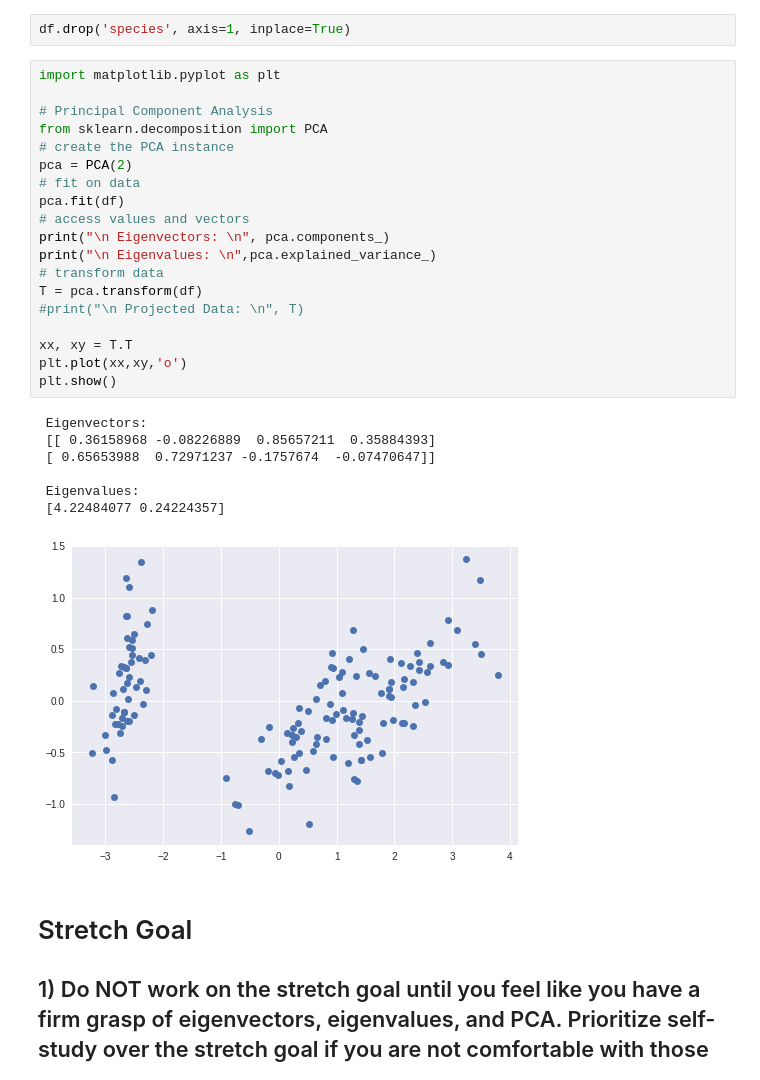
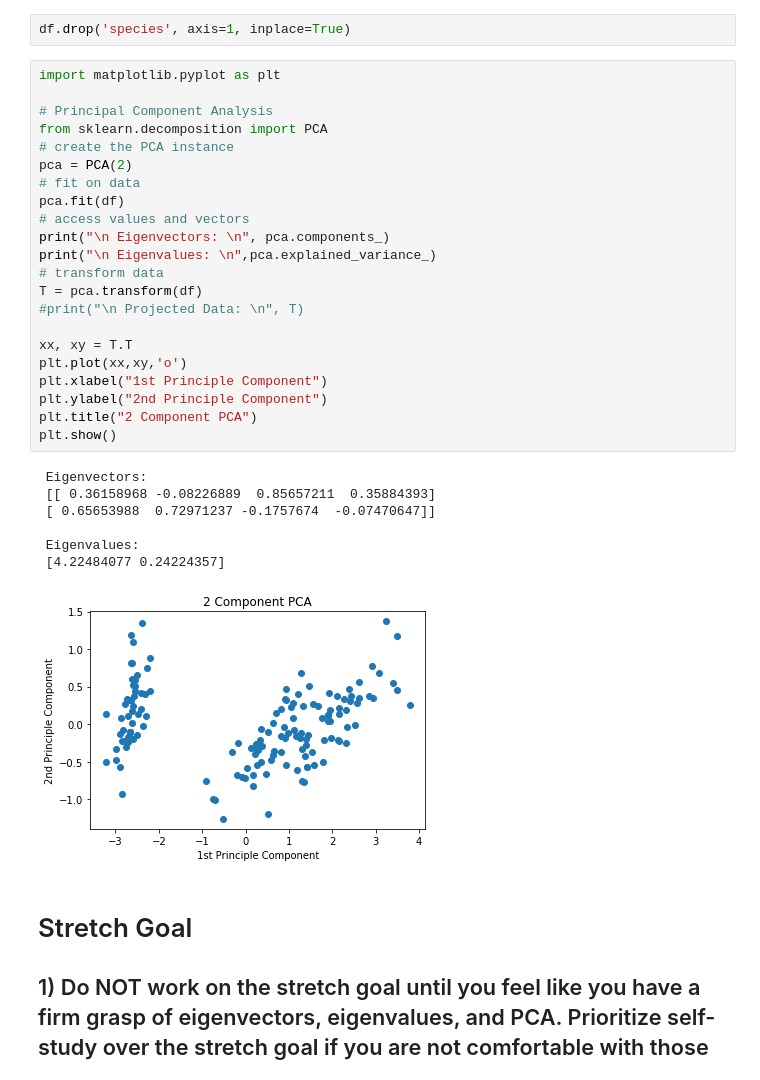
Before and after one commit to bloominstituteoftechnology/DS-Unit-1-Sprint-4-Linear-Algebra, a Jupyter notebook: module3-dimensionality-reduction/High_Dimensional_Data_Assignment.ipynb, the cells around one changed output. Cells and saved outputs as stored; diff of their text form.

Commit message:
Updated the graph with labels and title.

```diff
--- a/module3-dimensionality-reduction/High_Dimensional_Data_Assignment.ipynb
+++ b/module3-dimensionality-reduction/High_Dimensional_Data_Assignment.ipynb
@@ -222,30 +222,33 @@ df.drop('species', axis=1, inplace=True)
 # %%
 import matplotlib.pyplot as plt
 
 # Principal Component Analysis
 from sklearn.decomposition import PCA
 # create the PCA instance
 pca = PCA(2)
 # fit on data
 pca.fit(df)
 # access values and vectors
 print("\n Eigenvectors: \n", pca.components_)
 print("\n Eigenvalues: \n",pca.explained_variance_)
 # transform data
 T = pca.transform(df)
 #print("\n Projected Data: \n", T)
 
 xx, xy = T.T
 plt.plot(xx,xy,'o')
+plt.xlabel("1st Principle Component")
+plt.ylabel("2nd Principle Component")
+plt.title("2 Component PCA")
 plt.show()
 # %% [output]
  Eigenvectors:
  [[ 0.36158968 -0.08226889  0.85657211  0.35884393]
  [ 0.65653988  0.72971237 -0.1757674  -0.07470647]]
 
  Eigenvalues:
  [4.22484077 0.24224357]
-[figure, old version]
+[figure, new version]
 # %% [markdown]
 # Stretch Goal
 
```
Also changed, not shown: parts of 1 cell of this notebook.
